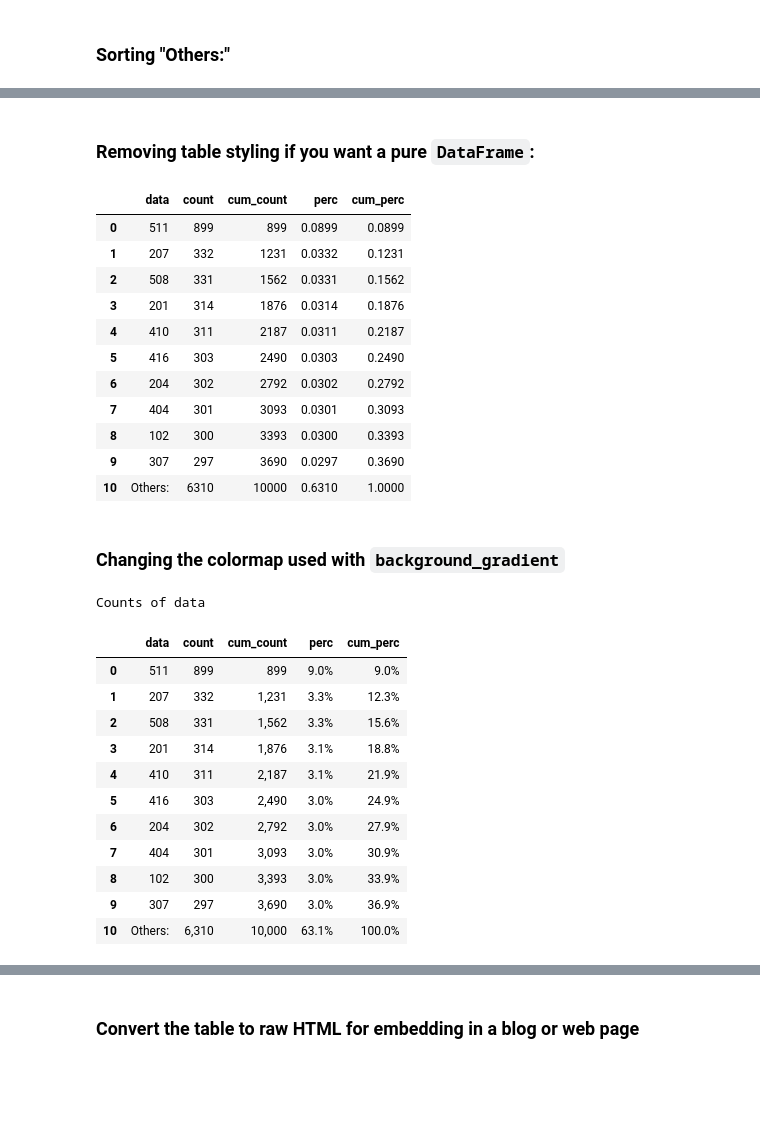
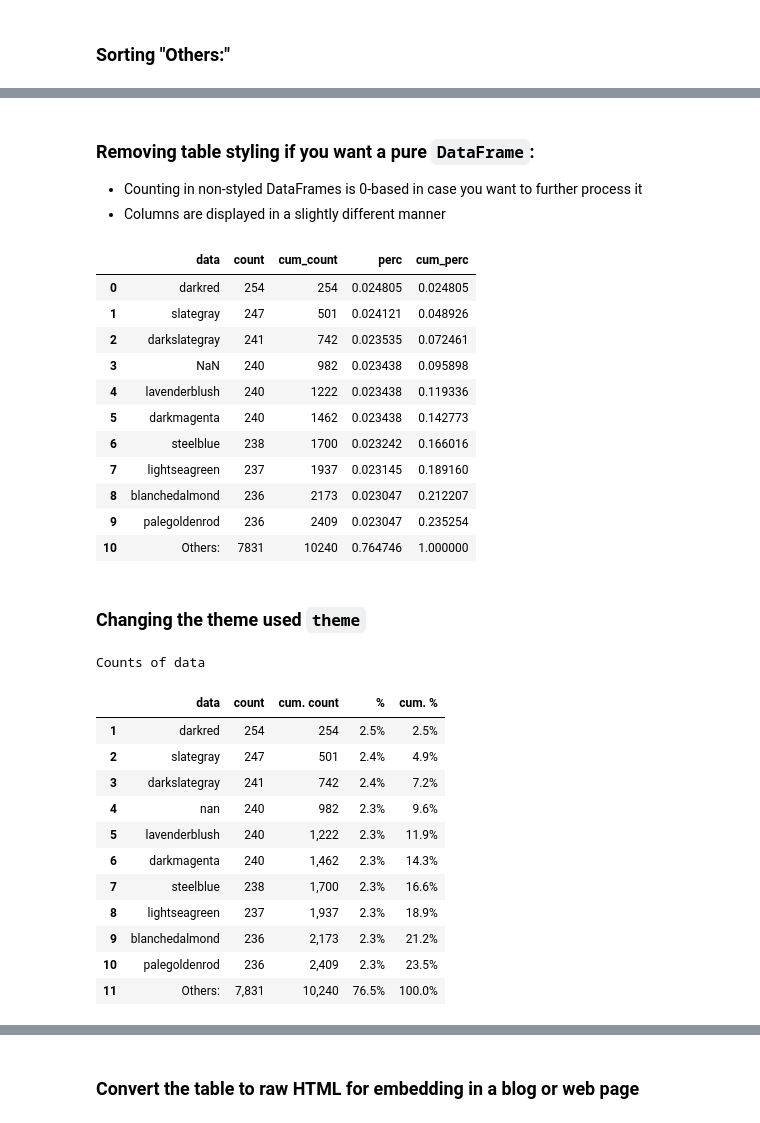
Before and after one commit to eliasdabbas/adviz, a Jupyter notebook: nbs/00_value_counts_plus.ipynb, the cells around one changed output, grey strips where cells are left out. Saved outputs shown, nothing was run; the diff lists cells and outputs as text; code cells hidden in the pictures; blank space fills up the shorter version.

Commit message:
Add size thousands decimals and name to value_counts_plus

```diff
--- a/nbs/00_value_counts_plus.ipynb
+++ b/nbs/00_value_counts_plus.ipynb
@@ -80,3 +107,6 @@ def value_counts_plus(
+# %%
+from functools import partial
+value_counts_plus = partial(value_counts_plus, size=15)
 # %% [markdown]
 ### Counting a list of status codes - default
 # %%
@@ -87,5 +121,10 @@ import pandas as pd
 # %%
-status_codes = random.choices(
-    [s.value for s in HTTPStatus],
-    weights=[.01, 0.04, 0.1] * 20 + [0.1, 0.3],
-    k=10000)
+# status_codes = random.choices(
+#     [s.value for s in HTTPStatus],
+#     weights=[.01, 0.04, 0.1] * 20 + [0.1, 0.3],
+#     k=10000)
+
+colors = list(mpl.colors.cnames.keys())
+colors = random.choices(colors, weights=[0.9, 0.04, 0.05, 0.09]*37, k=10_000)
+colors += [np.nan for i in range(240)]
+colors[:20]
@@ -162,19 +279,21 @@ assert value_counts_plus(status_codes, sort_others=True, style=False)['data'].il
 # %% [markdown]
 ### Removing table styling if you want a pure `DataFrame`:
+* Counting in non-styled DataFrames is 0-based in case you want to further process it
+* Columns are displayed in a slightly different manner
 # %%
-value_counts_plus(status_codes, style=False)
+value_counts_plus(colors, style=False)
 # %% [output]
 |  | data | count | cum_count | perc | cum_perc |
-| 0 | 511 | 899 | 899 | 0.0899 | 0.0899 |
-| 1 | 207 | 332 | 1231 | 0.0332 | 0.1231 |
-| 2 | 508 | 331 | 1562 | 0.0331 | 0.1562 |
-| 3 | 201 | 314 | 1876 | 0.0314 | 0.1876 |
-| 4 | 410 | 311 | 2187 | 0.0311 | 0.2187 |
-| 5 | 416 | 303 | 2490 | 0.0303 | 0.2490 |
-| 6 | 204 | 302 | 2792 | 0.0302 | 0.2792 |
-| 7 | 404 | 301 | 3093 | 0.0301 | 0.3093 |
-| 8 | 102 | 300 | 3393 | 0.0300 | 0.3393 |
-| 9 | 307 | 297 | 3690 | 0.0297 | 0.3690 |
-| 10 | Others: | 6310 | 10000 | 0.6310 | 1.0000 |
+| 0 | darkred | 254 | 254 | 0.024805 | 0.024805 |
+| 1 | slategray | 247 | 501 | 0.024121 | 0.048926 |
+| 2 | darkslategray | 241 | 742 | 0.023535 | 0.072461 |
+| 3 | NaN | 240 | 982 | 0.023438 | 0.095898 |
+| 4 | lavenderblush | 240 | 1222 | 0.023438 | 0.119336 |
+| 5 | darkmagenta | 240 | 1462 | 0.023438 | 0.142773 |
+| 6 | steelblue | 238 | 1700 | 0.023242 | 0.166016 |
+| 7 | lightseagreen | 237 | 1937 | 0.023145 | 0.189160 |
+| 8 | blanchedalmond | 236 | 2173 | 0.023047 | 0.212207 |
+| 9 | palegoldenrod | 236 | 2409 | 0.023047 | 0.235254 |
+| 10 | Others: | 7831 | 10240 | 0.764746 | 1.000000 |
 # %%
 #| hide
@@ -182,19 +301,19 @@ assert type(value_counts_plus(status_codes, style=False)) == pd.DataFrame
 # %% [markdown]
-### Changing the colormap used with `background_gradient`
+### Changing the theme used `theme`
 # %%
-value_counts_plus(status_codes, background_gradient='Greens')
+value_counts_plus(colors, background_gradient='Greens')
 # %% [output]
 Counts of data
-|  | data | count | cum_count | perc | cum_perc |
-| 0 | 511 | 899 | 899 | 9.0% | 9.0% |
-| 1 | 207 | 332 | 1,231 | 3.3% | 12.3% |
-| 2 | 508 | 331 | 1,562 | 3.3% | 15.6% |
-| 3 | 201 | 314 | 1,876 | 3.1% | 18.8% |
-| 4 | 410 | 311 | 2,187 | 3.1% | 21.9% |
-| 5 | 416 | 303 | 2,490 | 3.0% | 24.9% |
-| 6 | 204 | 302 | 2,792 | 3.0% | 27.9% |
-| 7 | 404 | 301 | 3,093 | 3.0% | 30.9% |
-| 8 | 102 | 300 | 3,393 | 3.0% | 33.9% |
-| 9 | 307 | 297 | 3,690 | 3.0% | 36.9% |
-| 10 | Others: | 6,310 | 10,000 | 63.1% | 100.0% |
+|  | data | count | cum. count | % | cum. % |
+| 1 | darkred | 254 | 254 | 2.5% | 2.5% |
+| 2 | slategray | 247 | 501 | 2.4% | 4.9% |
+| 3 | darkslategray | 241 | 742 | 2.4% | 7.2% |
+| 4 | nan | 240 | 982 | 2.3% | 9.6% |
+| 5 | lavenderblush | 240 | 1,222 | 2.3% | 11.9% |
+| 6 | darkmagenta | 240 | 1,462 | 2.3% | 14.3% |
+| 7 | steelblue | 238 | 1,700 | 2.3% | 16.6% |
+| 8 | lightseagreen | 237 | 1,937 | 2.3% | 18.9% |
+| 9 | blanchedalmond | 236 | 2,173 | 2.3% | 21.2% |
+| 10 | palegoldenrod | 236 | 2,409 | 2.3% | 23.5% |
+| 11 | Others: | 7,831 | 10,240 | 76.5% | 100.0% |
 # %%
```
Also changed, not shown: parts of 21 cells of this notebook, 3 other files.
